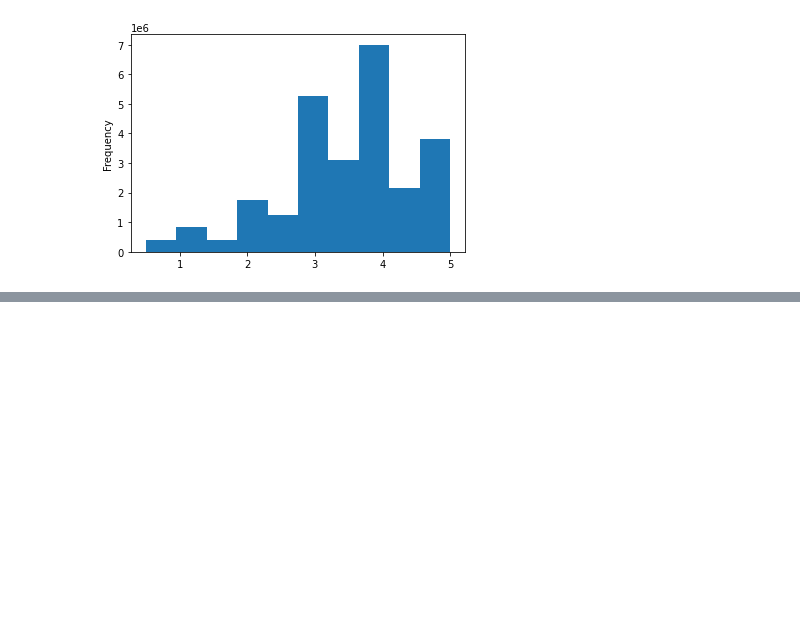
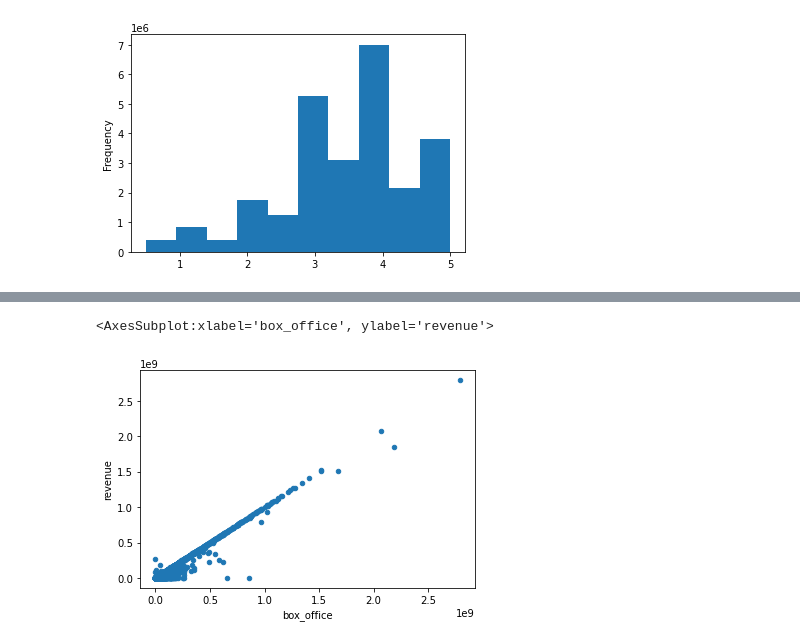
Before and after one commit to Cmarescot/Movies-ETL2, a Jupyter notebook: Movie_ETL.ipynb, the cells around one changed output, grey strips where cells are left out. Cells and saved outputs as stored; diff of their text form; code cells hidden in the pictures; blank space fills up the shorter version.

```diff
--- a/Movie_ETL.ipynb
+++ b/Movie_ETL.ipynb
@@ -678,0 +848,6 @@ Name: rating, dtype: float64
+# %%
+# Fill nas with zero and plot box office revuene data
+movies_df.fillna(0).plot(x='box_office', y='revenue', kind='scatter')
+# %% [output]
+<AxesSubplot:xlabel='box_office', ylabel='revenue'>
+[figure, added]
```
Also changed, not shown: parts of 97 cells of this notebook.
